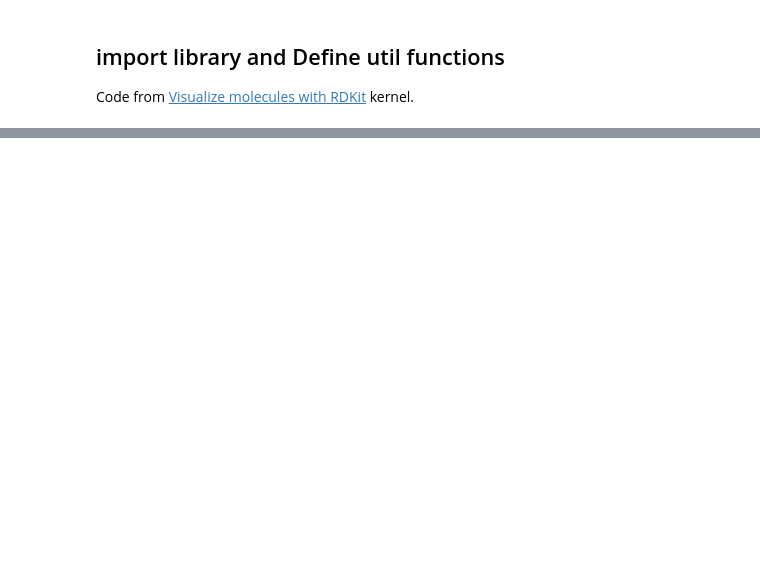
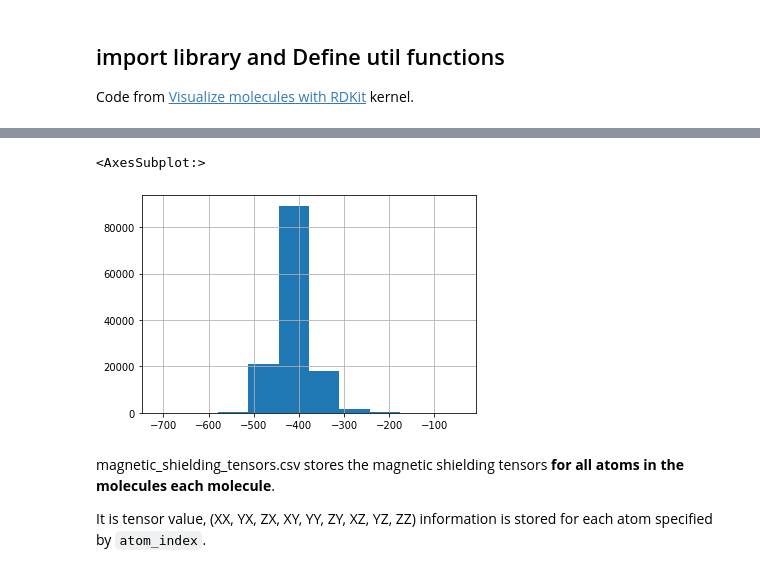
Before and after one commit to JIPiration/GNNZeroToAll, a Jupyter notebook: codes/predicting-molecular-properties/eda-and-graph-nn-baseline-modeling.ipynb, the cells around one changed output, grey strips where cells are left out. Cells and saved outputs as stored; diff of their text form; code cells hidden in the pictures; blank space fills up the shorter version.

```diff
--- a/codes/predicting-molecular-properties/eda-and-graph-nn-baseline-modeling.ipynb
+++ b/codes/predicting-molecular-properties/eda-and-graph-nn-baseline-modeling.ipynb
@@ -412,0 +591,14 @@ def AC2BO(AC, atomicNumList, charge, charged_fragments, quick):
+# %%
+# Load each data...
+
+input_dir = Path('./input/champs-scalar-coupling')
+train_df = pd.read_csv(input_dir/'train.csv')
+test_df = pd.read_csv(input_dir/'test.csv')
+structures_df = pd.read_csv(input_dir/'structures.csv')
+sample_submission_df = pd.read_csv(input_dir/'sample_submission.csv')
+
+dipole_moments_df = pd.read_csv(input_dir/'dipole_moments.csv')
+magnetic_shielding_tensors_df = pd.read_csv(input_dir/'magnetic_shielding_tensors.csv')
+mulliken_charges_df = pd.read_csv(input_dir/'mulliken_charges.csv')
+potential_energy_df = pd.read_csv(input_dir/'potential_energy.csv')
+scalar_coupling_contributions_df = pd.read_csv(input_dir/'scalar_coupling_contributions.csv')
@@ -412,0 +683,9 @@ def AC2BO(AC, atomicNumList, charge, charged_fragments, quick):
+# %%
+potential_energy_df['potential_energy'].hist()
+# %% [output]
+<AxesSubplot:>
+[figure, added]
+# %% [markdown]
+magnetic_shielding_tensors.csv stores the magnetic shielding tensors **for all atoms in the molecules each molecule**.
+
+It is tensor value, (XX, YX, ZX, XY, YY, ZY, XZ, YZ, ZZ) information is stored for each atom specified by `atom_index`.
```
Also changed, not shown: parts of 62 cells of this notebook.
